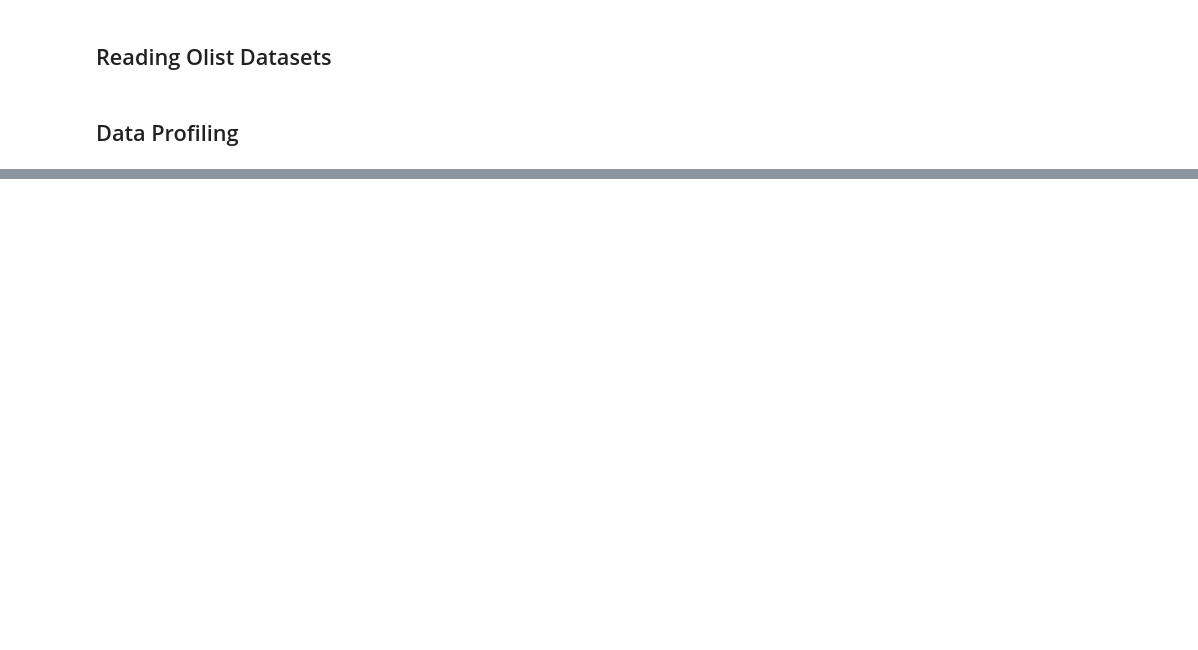
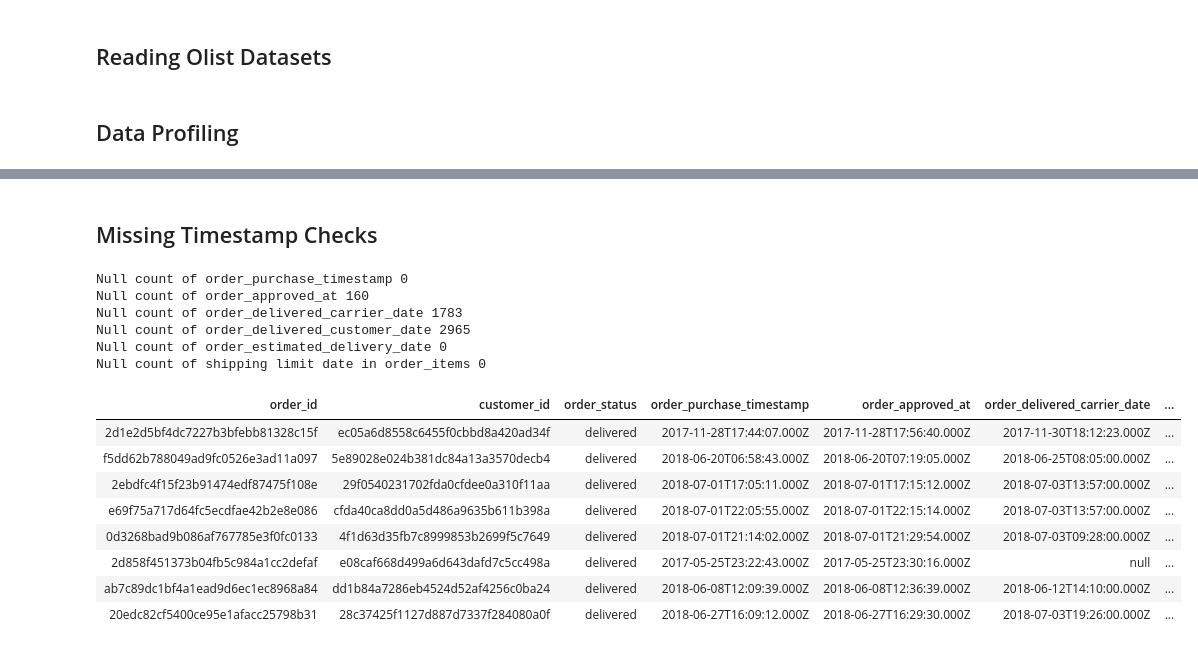
Before and after one commit to utsahpradhan/olist-marketplace-analytics, a Jupyter notebook: Olist_Analysis.ipynb, the cells around one changed output, grey strips where cells are left out. Saved outputs shown, nothing was run; the diff lists cells and outputs as text; code cells hidden in the pictures; blank space fills up the shorter version.

```diff
--- a/Olist_Analysis.ipynb
+++ b/Olist_Analysis.ipynb
@@ -415,0 +594,36 @@ No of rows and columns: (3095, 4)
+# %% [markdown]
+## Missing Timestamp Checks
+# %%
+print('Null count of order_purchase_timestamp' ,orders['order_purchase_timestamp'].isna().sum())
+print('Null count of order_approved_at', orders['order_approved_at'].isna().sum())
+print('Null count of order_delivered_carrier_date', orders['order_delivered_carrier_date'].isna().sum())
+print('Null count of order_delivered_customer_date' , orders['order_delivered_customer_date'].isna().sum())
+print('Null count of order_estimated_delivery_date' , orders['order_estimated_delivery_date'].isna().sum())
+print('Null count of shipping limit date in order_items' , order_items['shipping_limit_date'].isna().sum())
+# %% [output]
+Null count of order_purchase_timestamp 0
+Null count of order_approved_at 160
+Null count of order_delivered_carrier_date 1783
+Null count of order_delivered_customer_date 2965
+Null count of order_estimated_delivery_date 0
+Null count of shipping limit date in order_items 0
+# %%
+display(
+    orders[
+        orders['order_delivered_customer_date'].isna()
+        & (orders['order_status'] == 'delivered')
+    ]
+)
+# Eight orders marked delivered are missing customer delivery timestamps.
+# One of these also lacks a carrier handoff timestamp.
+# The cause of the missing timestamps is unconfirmed.
+# %% [output]
+| order_id | customer_id | order_status | order_purchase_timestamp | order_approved_at | order_delivered_carrier_date | ... |
+| 2d1e2d5bf4dc7227b3bfebb81328c15f | ec05a6d8558c6455f0cbbd8a420ad34f | delivered | 2017-11-28T17:44:07.000Z | 2017-11-28T17:56:40.000Z | 2017-11-30T18:12:23.000Z | ... |
+| f5dd62b788049ad9fc0526e3ad11a097 | 5e89028e024b381dc84a13a3570decb4 | delivered | 2018-06-20T06:58:43.000Z | 2018-06-20T07:19:05.000Z | 2018-06-25T08:05:00.000Z | ... |
+| 2ebdfc4f15f23b91474edf87475f108e | 29f0540231702fda0cfdee0a310f11aa | delivered | 2018-07-01T17:05:11.000Z | 2018-07-01T17:15:12.000Z | 2018-07-03T13:57:00.000Z | ... |
+| e69f75a717d64fc5ecdfae42b2e8e086 | cfda40ca8dd0a5d486a9635b611b398a | delivered | 2018-07-01T22:05:55.000Z | 2018-07-01T22:15:14.000Z | 2018-07-03T13:57:00.000Z | ... |
+| 0d3268bad9b086af767785e3f0fc0133 | 4f1d63d35fb7c8999853b2699f5c7649 | delivered | 2018-07-01T21:14:02.000Z | 2018-07-01T21:29:54.000Z | 2018-07-03T09:28:00.000Z | ... |
+| 2d858f451373b04fb5c984a1cc2defaf | e08caf668d499a6d643dafd7c5cc498a | delivered | 2017-05-25T23:22:43.000Z | 2017-05-25T23:30:16.000Z | null | ... |
+| ab7c89dc1bf4a1ead9d6ec1ec8968a84 | dd1b84a7286eb4524d52af4256c0ba24 | delivered | 2018-06-08T12:09:39.000Z | 2018-06-08T12:36:39.000Z | 2018-06-12T14:10:00.000Z | ... |
+| 20edc82cf5400ce95e1afacc25798b31 | 28c37425f1127d887d7337f284080a0f | delivered | 2018-06-27T16:09:12.000Z | 2018-06-27T16:29:30.000Z | 2018-07-03T19:26:00.000Z | ... |
```
Also changed, not shown: parts of 29 cells of this notebook.
